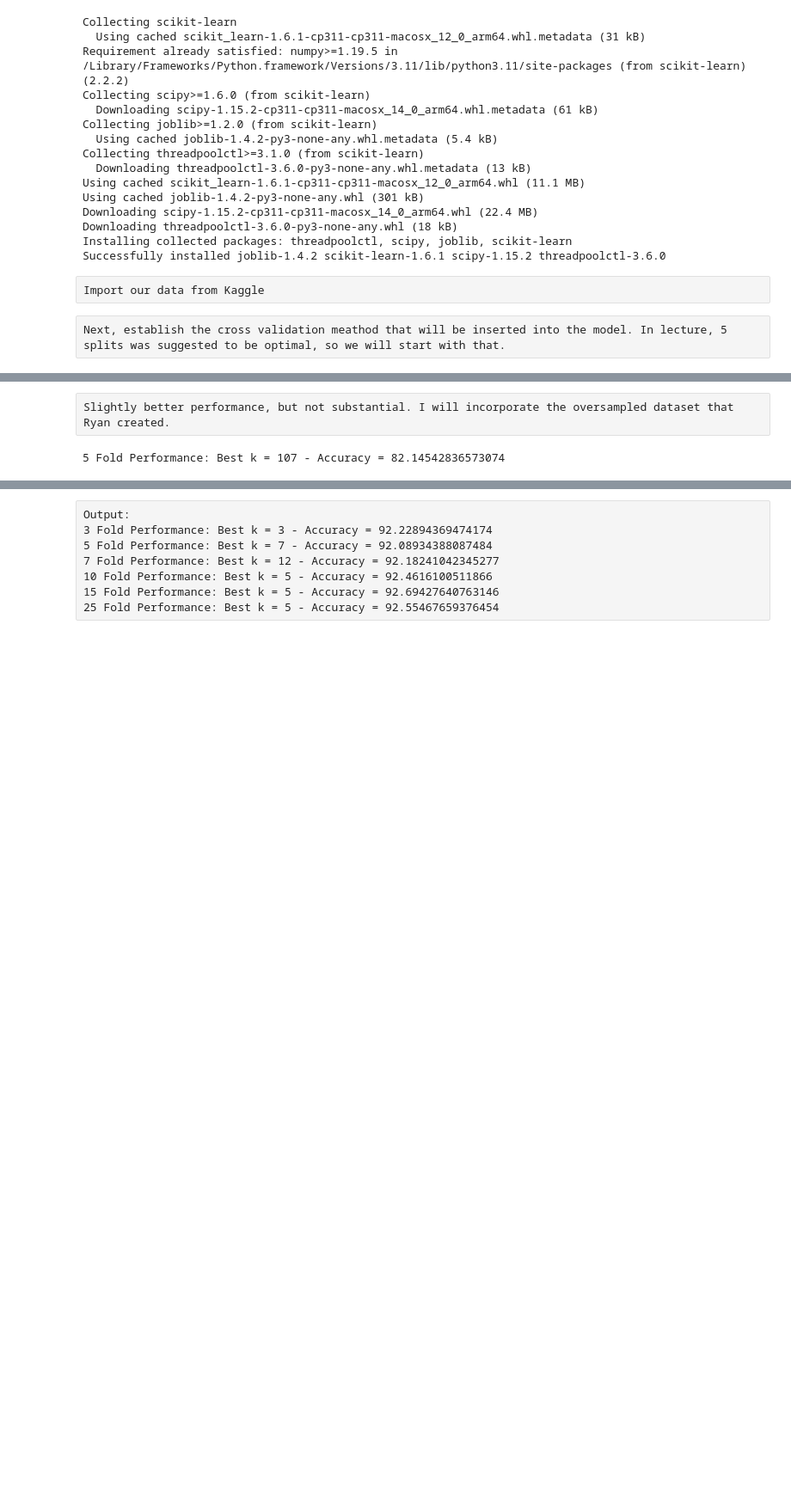
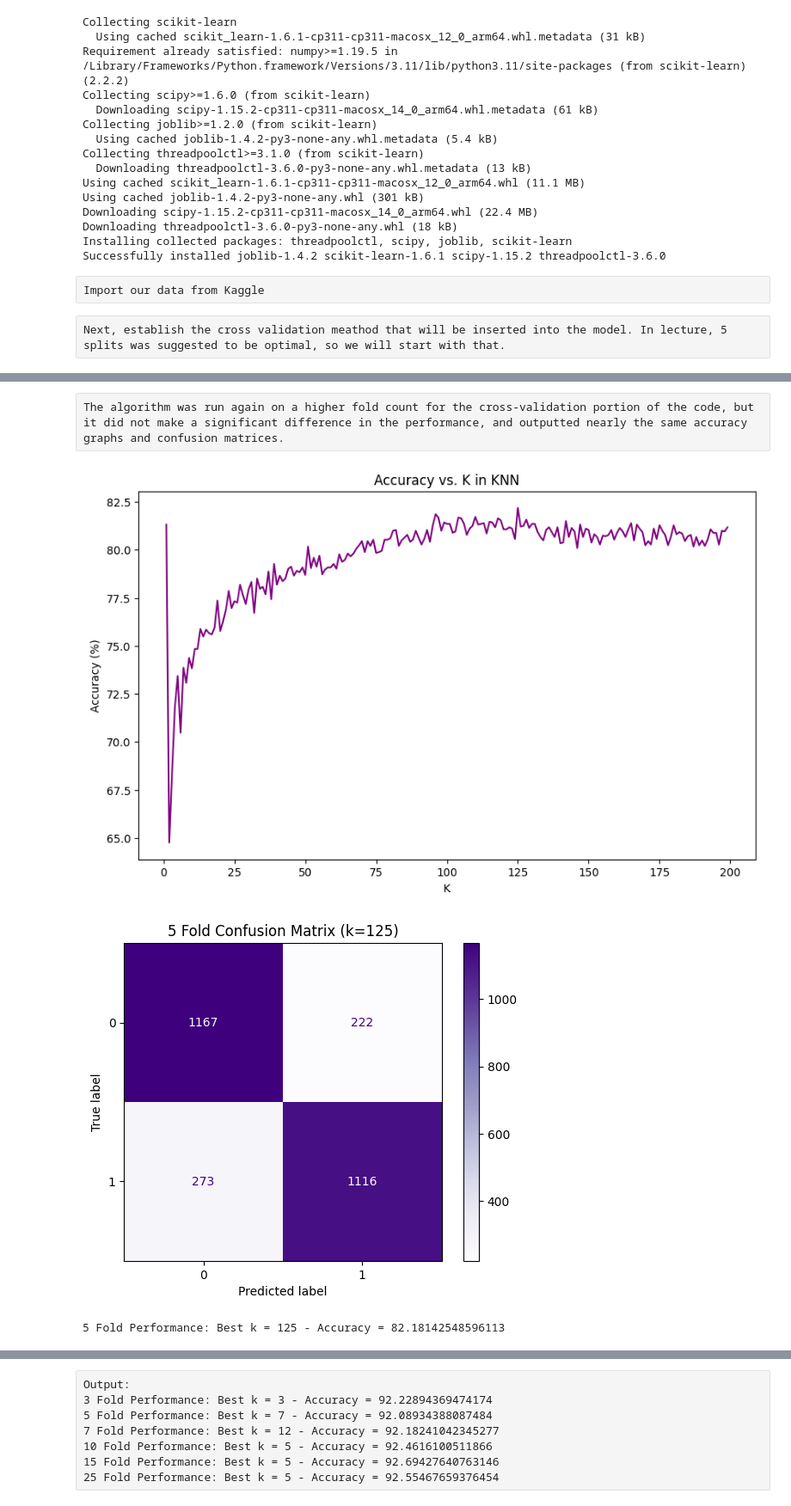
Before and after one commit to simonedinato/CISC5790Project, a Jupyter notebook: book/KNN.ipynb, the cells around one changed output, grey strips where cells are left out. Shown: that part at 86% size. Saved outputs shown, nothing was run; the diff lists cells and outputs as text; code cells hidden in the pictures; blank space fills up the shorter version.

```diff
--- a/book/KNN.ipynb
+++ b/book/KNN.ipynb
@@ -81,27 +113,43 @@ print(f"15 Fold Performance: Best k = {best_k} - Accuracy = {highest_accuracy}")
 # %% [raw]
-Slightly better performance, but not substantial. I will incorporate the oversampled dataset that Ryan created.
+The algorithm was run again on a higher fold count for the cross-validation portion of the code, but it did not make a significant difference in the performance, and outputted nearly the same accuracy graphs and confusion matrices.
 # %%
 dataset_oversampled = 'data/alzheimers_disease_data_oversampled.csv'
 dataset_oversampled_df = pd.read_csv(dataset_oversampled)
 
 df_clean = dataset_oversampled_df.drop(columns=['PatientID', 'DoctorInCharge'])  # Drop IDs if present
 scaler = StandardScaler()
 x = df_clean.drop(columns=['Diagnosis'])
 y = df_clean['Diagnosis']
 x_scaled = scaler.fit_transform(x)
 cv = StratifiedKFold(n_splits=5, shuffle=True)
 highest_accuracy = 0
+accuracies = []
 best_k = 0
 for k in range(1,200):
     knn = KNeighborsClassifier(n_neighbors=k)
     y_pred = cross_val_predict(knn, x_scaled, y, cv=cv)
 
     accuracy = accuracy_score(y, y_pred) * 100
+    accuracies.append(accuracy)
     if(accuracy > highest_accuracy):
         highest_accuracy = accuracy
         best_k = k
+        best_cm = confusion_matrix(y, y_pred)
+
+plt.figure(figsize=(10, 6))
+plt.plot(range(1, 200), accuracies, color='purple')
+plt.title('Accuracy vs. K in KNN')
+plt.xlabel('K')
+plt.ylabel('Accuracy (%)')
+plt.show()
+
+ConfusionMatrixDisplay(confusion_matrix=best_cm).plot(cmap='Purples')
+plt.title(f'5 Fold Confusion Matrix (k={best_k})')
+plt.show()
 
 print(f"5 Fold Performance: Best k = {best_k} - Accuracy = {highest_accuracy}")
 # %% [output]
+[figure, added]
+[figure, added]
-5 Fold Performance: Best k = 107 - Accuracy = 82.14542836573074
+5 Fold Performance: Best k = 125 - Accuracy = 82.18142548596113
 # %% [raw]
```
Also changed, not shown: parts of 10 cells of this notebook.
